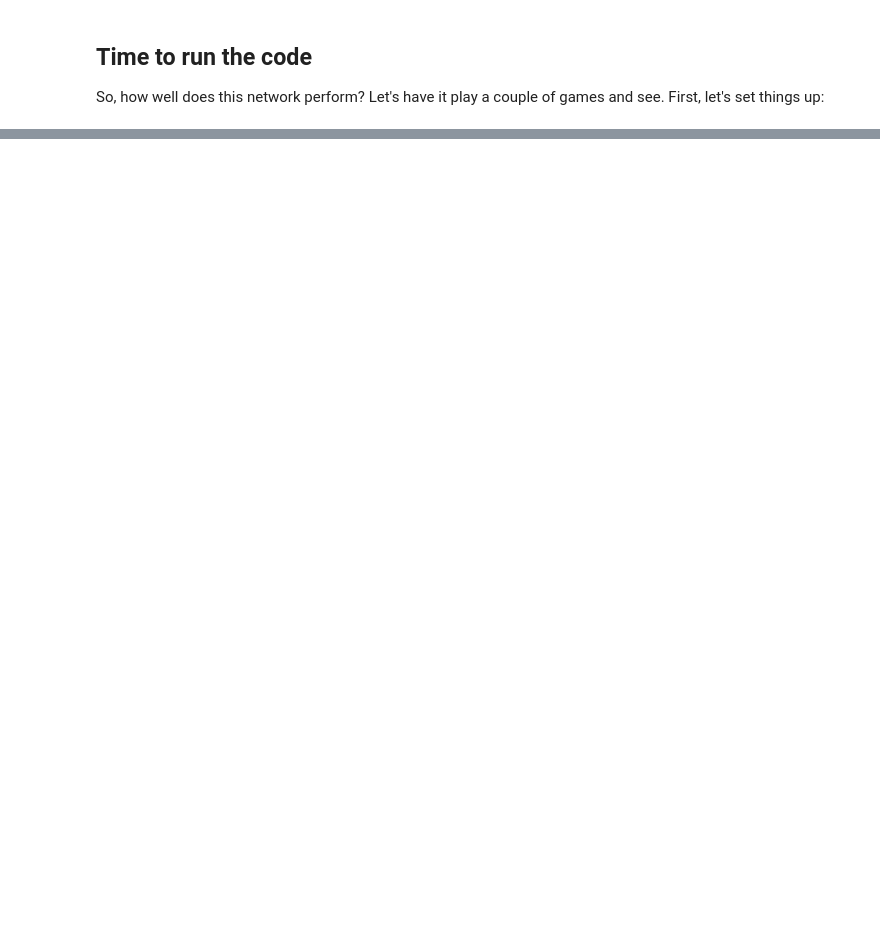
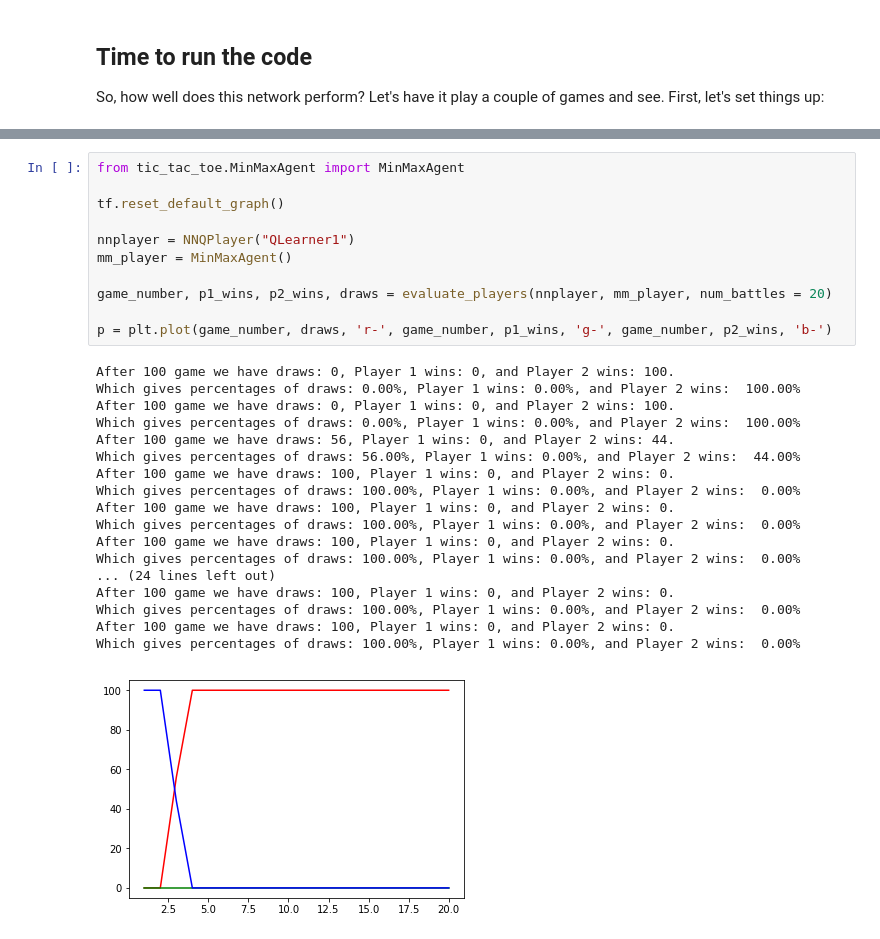
Before and after one commit to fcarsten/tic-tac-toe, a Jupyter notebook: Part4-NeuralNetworkQLearning.ipynb, the cells around one changed output, grey strips where cells are left out. Drawn from its saved outputs; the diff is of its cells as text; blank space fills up the shorter version.

```diff
--- a/Part4-NeuralNetworkQLearning.ipynb
+++ b/Part4-NeuralNetworkQLearning.ipynb
@@ -145,0 +374,30 @@ So, how well does this network perform? Let's have it play a couple of games and
+# %%
+from tic_tac_toe.MinMaxAgent import MinMaxAgent
+
+tf.reset_default_graph()
+
+nnplayer = NNQPlayer("QLearner1")
+mm_player = MinMaxAgent()
+
+game_number, p1_wins, p2_wins, draws = evaluate_players(nnplayer, mm_player, num_battles = 20)
+
+p = plt.plot(game_number, draws, 'r-', game_number, p1_wins, 'g-', game_number, p2_wins, 'b-')
+# %% [output]
+After 100 game we have draws: 0, Player 1 wins: 0, and Player 2 wins: 100.
+Which gives percentages of draws: 0.00%, Player 1 wins: 0.00%, and Player 2 wins:  100.00%
+After 100 game we have draws: 0, Player 1 wins: 0, and Player 2 wins: 100.
+Which gives percentages of draws: 0.00%, Player 1 wins: 0.00%, and Player 2 wins:  100.00%
+After 100 game we have draws: 56, Player 1 wins: 0, and Player 2 wins: 44.
+Which gives percentages of draws: 56.00%, Player 1 wins: 0.00%, and Player 2 wins:  44.00%
+After 100 game we have draws: 100, Player 1 wins: 0, and Player 2 wins: 0.
+Which gives percentages of draws: 100.00%, Player 1 wins: 0.00%, and Player 2 wins:  0.00%
+After 100 game we have draws: 100, Player 1 wins: 0, and Player 2 wins: 0.
+Which gives percentages of draws: 100.00%, Player 1 wins: 0.00%, and Player 2 wins:  0.00%
+After 100 game we have draws: 100, Player 1 wins: 0, and Player 2 wins: 0.
+Which gives percentages of draws: 100.00%, Player 1 wins: 0.00%, and Player 2 wins:  0.00%
+... (24 lines left out)
+After 100 game we have draws: 100, Player 1 wins: 0, and Player 2 wins: 0.
+Which gives percentages of draws: 100.00%, Player 1 wins: 0.00%, and Player 2 wins:  0.00%
+After 100 game we have draws: 100, Player 1 wins: 0, and Player 2 wins: 0.
+Which gives percentages of draws: 100.00%, Player 1 wins: 0.00%, and Player 2 wins:  0.00%
+[figure, added]
```
Also changed, not shown: parts of 14 cells of this notebook, 1 other file.
